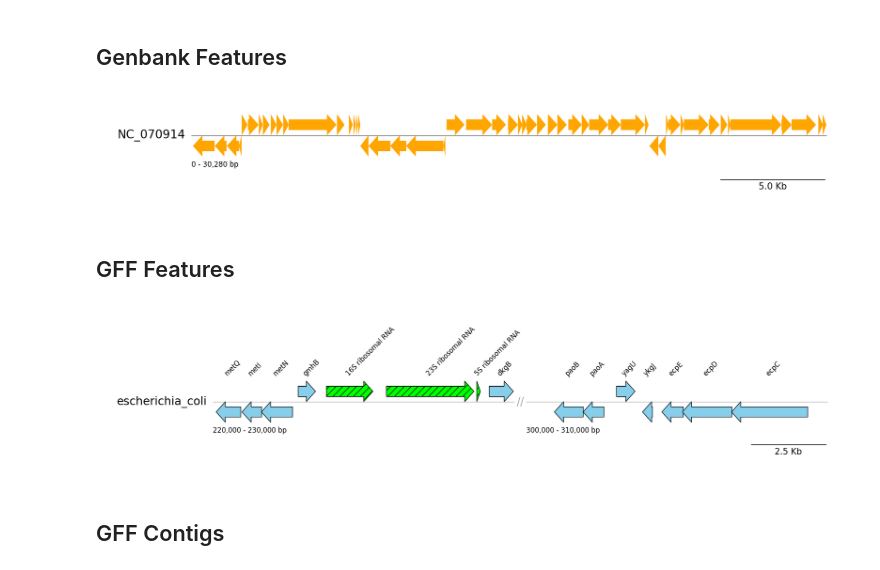
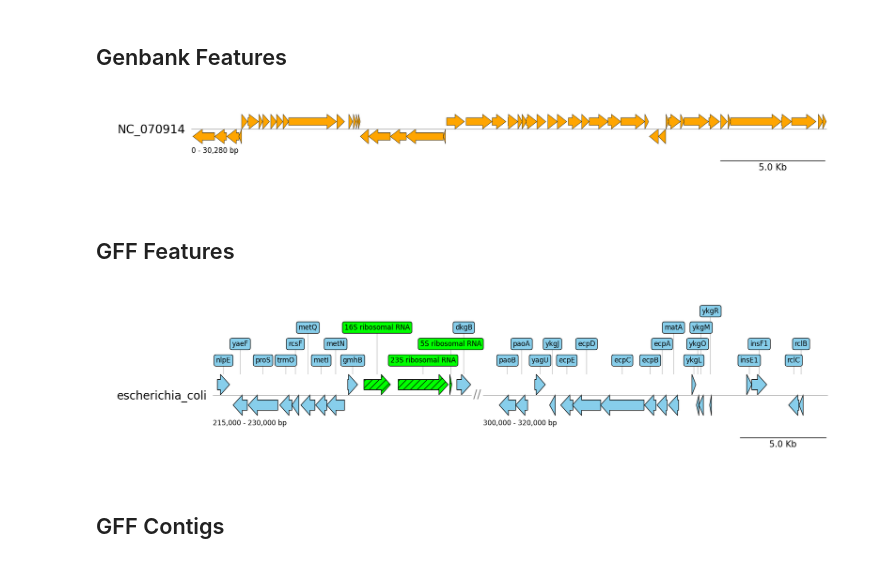
Before and after one commit to moshi4/pyGenomeViz, a Jupyter notebook: notebooks/example.ipynb, the cells around one changed output. Saved outputs shown, nothing was run; the diff lists cells and outputs as text; code cells hidden in the pictures.

```diff
--- a/notebooks/example.ipynb
+++ b/notebooks/example.ipynb
@@ -54,16 +58,17 @@ gv.savefig("styled_features.png")
 from pygenomeviz import GenomeViz
 
 genome_list = [
-    dict(name="genome 01", size=1000, features=((150, 300, 1), (500, 700, -1), (750, 950, 1))),
-    dict(name="genome 02", size=1300, features=((50, 200, 1), (350, 450, 1), (700, 900, -1), (950, 1150, -1))),
-    dict(name="genome 03", size=1200, features=((150, 300, 1), (350, 450, -1), (500, 700, -1), (700, 900, -1))),
+    ("genome 01", 1000, [(150, 300, 1), (500, 700, -1), (750, 950, 1)]),
+    ("genome 02", 1300, [(50, 200, 1), (350, 450, 1), (700, 900, -1), (950, 1150, -1)]),
+    ("genome 03", 1200, [(150, 300, 1), (350, 450, -1), (500, 700, -1), (700, 900, -1)]),
 ]
 
-gv = GenomeViz(track_align_type="center")
+gv = GenomeViz(fig_track_height=0.7, track_align_type="center")
 gv.set_scale_bar()
 
+# Set tracks & features
 for genome in genome_list:
-    name, size, features = genome["name"], genome["size"], genome["features"]
+    name, size, features = genome[0], genome[1], genome[2]
     track = gv.add_feature_track(name, size)
     track.add_sublabel()
     for idx, feature in enumerate(features, 1):
@@ -108,50 +115,53 @@ from pygenomeviz import GenomeViz
 from pygenomeviz.parser import Genbank
 from pygenomeviz.utils import load_example_genbank_dataset
 
+# Parse Genbank file
 gbk_files = load_example_genbank_dataset("yersinia_phage")
 gbk = Genbank(gbk_files[0])
 
-gv = GenomeViz()
+gv = GenomeViz(fig_track_height=0.7)
 gv.set_scale_bar(ymargin=0.5)
 
-track = gv.add_feature_track(gbk.name, gbk.genome_length)
-track.add_sublabel()
+track = gv.add_feature_track(gbk.name, gbk.get_seqid2size())
 
-features = gbk.extract_features()
-track.add_features(features)
+for seg in track.segments:
+    # Plot CDS features
+    features = gbk.get_seqid2features()[seg.name]
+    seg.add_features(features, lw=0.5)
+    seg.add_sublabel()
 
 gv.savefig("genbank_features.png")
 # %% [output]
-[figure, old version]
+[figure, new version]
 # %% [markdown]
 ## GFF Features
 # %%
 from pygenomeviz import GenomeViz
 from pygenomeviz.parser import Gff
 from pygenomeviz.utils import load_example_gff_file
 
 gff_file = load_example_gff_file("escherichia_coli.gff.gz")
 gff = Gff(gff_file)
 
 gv = GenomeViz()
 gv.set_scale_bar(ymargin=0.5)
 
-target_ranges = ((220000, 230000), (300000, 310000))
+target_ranges = ((215000, 230000), (300000, 320000))
 track = gv.add_feature_track(name=gff.name, segments=target_ranges)
-track.set_segment_sep(symbol="//")
+track.set_segment_sep()
 
 for segment in track.segments:
     segment.add_sublabel()
-    # Plot CDS features
-    cds_features = gff.extract_features(feature_type="CDS", target_range=segment.range)
-    segment.add_features(cds_features, label_type="gene", fc="skyblue", lw=1.0)
-    # Plot rRNA features
-    rrna_features = gff.extract_features(feature_type="rRNA", target_range=segment.range)
-    segment.add_features(rrna_features, label_type="product", hatch="//", fc="lime", lw=1.0)
+    features = gff.extract_features(feature_type=None, target_range=segment.range)
+    for feature in features:
+        if feature.type == "CDS":
+            segment.add_features(feature, label_type="gene", fc="skyblue", lw=1.0, annotation=True, text_kws=dict(bbox=dict(boxstyle="round", fc="skyblue")))
+        elif feature.type == "rRNA":
+            segment.add_features(feature, label_type="product", fc="lime", lw=1.0, hatch="//", annotation=True, text_kws=dict(bbox=dict(boxstyle="round", fc="lime")))
 
 gv.savefig("gff_features.png")
 # %% [output]
-[figure, old version]
+[figure, new version]
 # %% [markdown]
 ## GFF Contigs
 # %%
```
Also changed, not shown: parts of 5 cells of this notebook, 8 other files.
